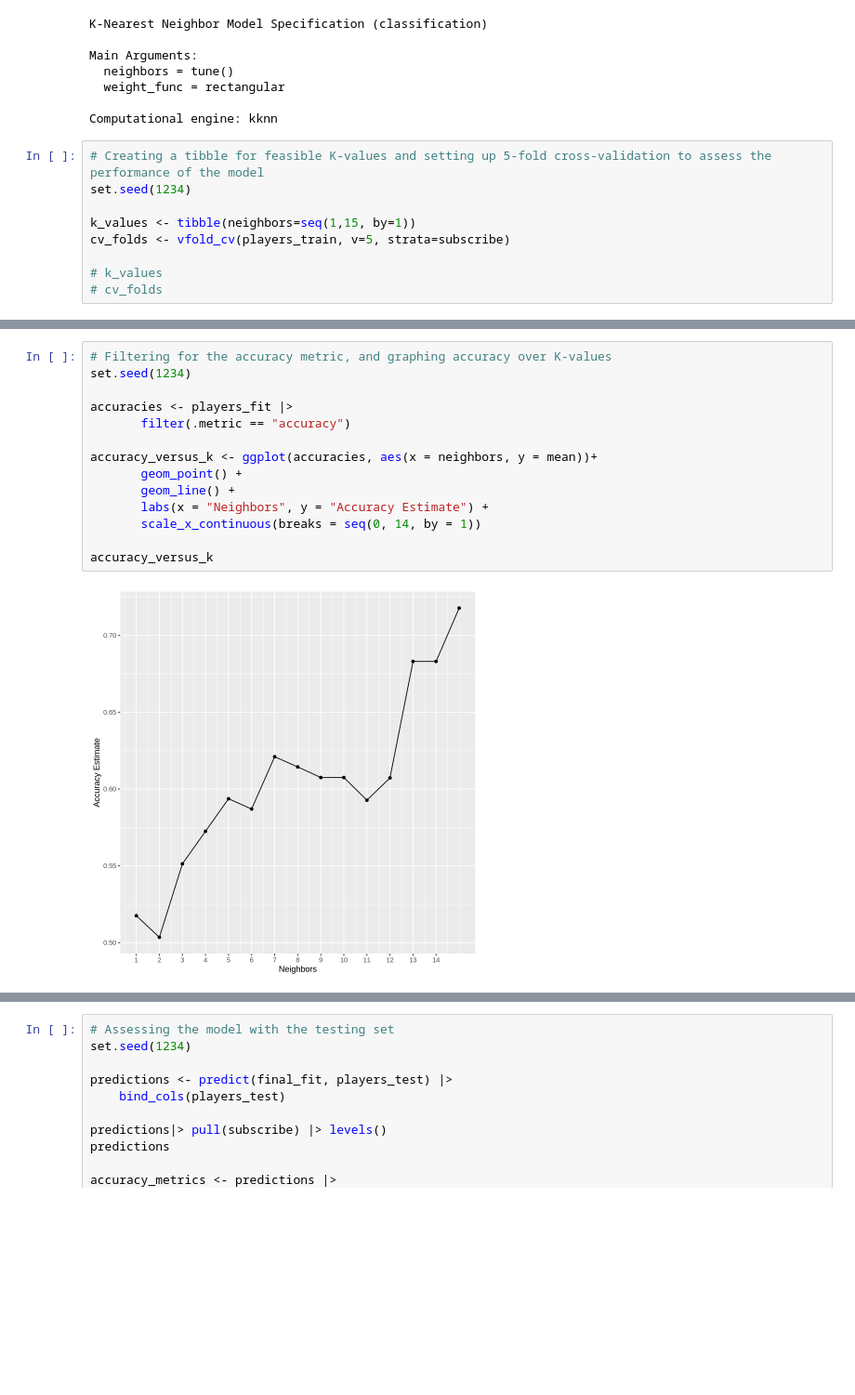
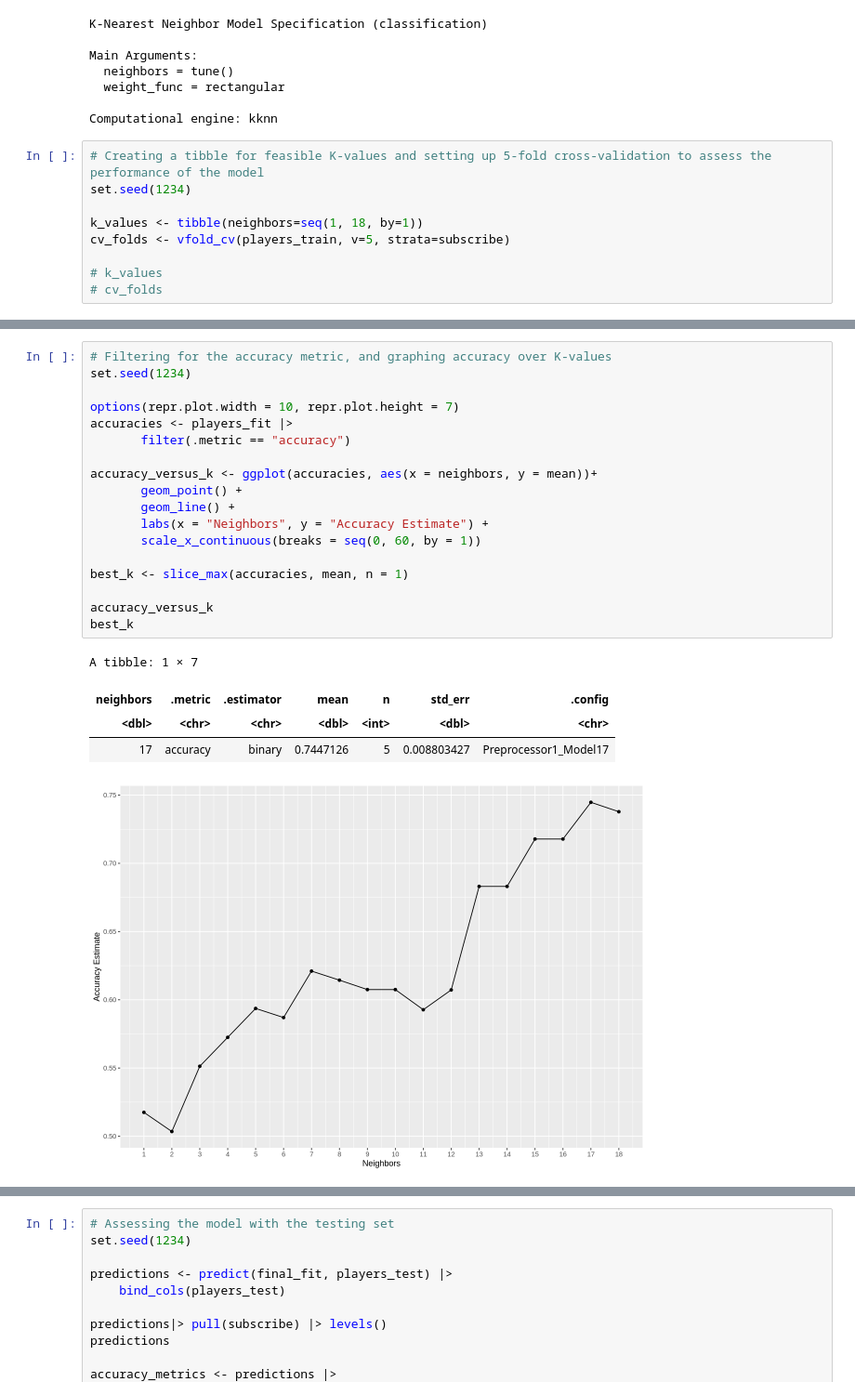
Before and after one commit to alicewj110/minecraft_pj, a Jupyter notebook: 2Final_Report.ipynb, the cells around one changed output, grey strips where cells are left out. Shown: that part at 93% size. Cells and saved outputs as stored; diff of their text form; blank space fills up the shorter version.

```diff
--- a/2Final_Report.ipynb
+++ b/2Final_Report.ipynb
@@ -186,7 +186,7 @@ Computational engine: kknn
 # Creating a tibble for feasible K-values and setting up 5-fold cross-validation to assess the performance of the model
 set.seed(1234)
 
-k_values <- tibble(neighbors=seq(1,15, by=1))
+k_values <- tibble(neighbors=seq(1, 18, by=1))
 cv_folds <- vfold_cv(players_train, v=5, strata=subscribe)
 
 # k_values
@@ -217,17 +217,25 @@ A tibble: 30 × 7
 # %%
 # Filtering for the accuracy metric, and graphing accuracy over K-values
 set.seed(1234)
 
+options(repr.plot.width = 10, repr.plot.height = 7)
 accuracies <- players_fit |>
        filter(.metric == "accuracy")
 
 accuracy_versus_k <- ggplot(accuracies, aes(x = neighbors, y = mean))+
        geom_point() +
        geom_line() +
        labs(x = "Neighbors", y = "Accuracy Estimate") +
-       scale_x_continuous(breaks = seq(0, 14, by = 1))
+       scale_x_continuous(breaks = seq(0, 60, by = 1))
+
+best_k <- slice_max(accuracies, mean, n = 1)
 
 accuracy_versus_k
+best_k
 # %% [output]
+A tibble: 1 × 7
+| neighbors | .metric | .estimator | mean | n | std_err | .config |
+| <dbl> | <chr> | <chr> | <dbl> | <int> | <dbl> | <chr> |
+| 17 | accuracy | binary | 0.7447126 | 5 | 0.008803427 | Preprocessor1_Model17 |
-[figure, old version]
+[figure, new version]
 # %% [markdown]
```
Also changed, not shown: parts of 8 cells of this notebook.
